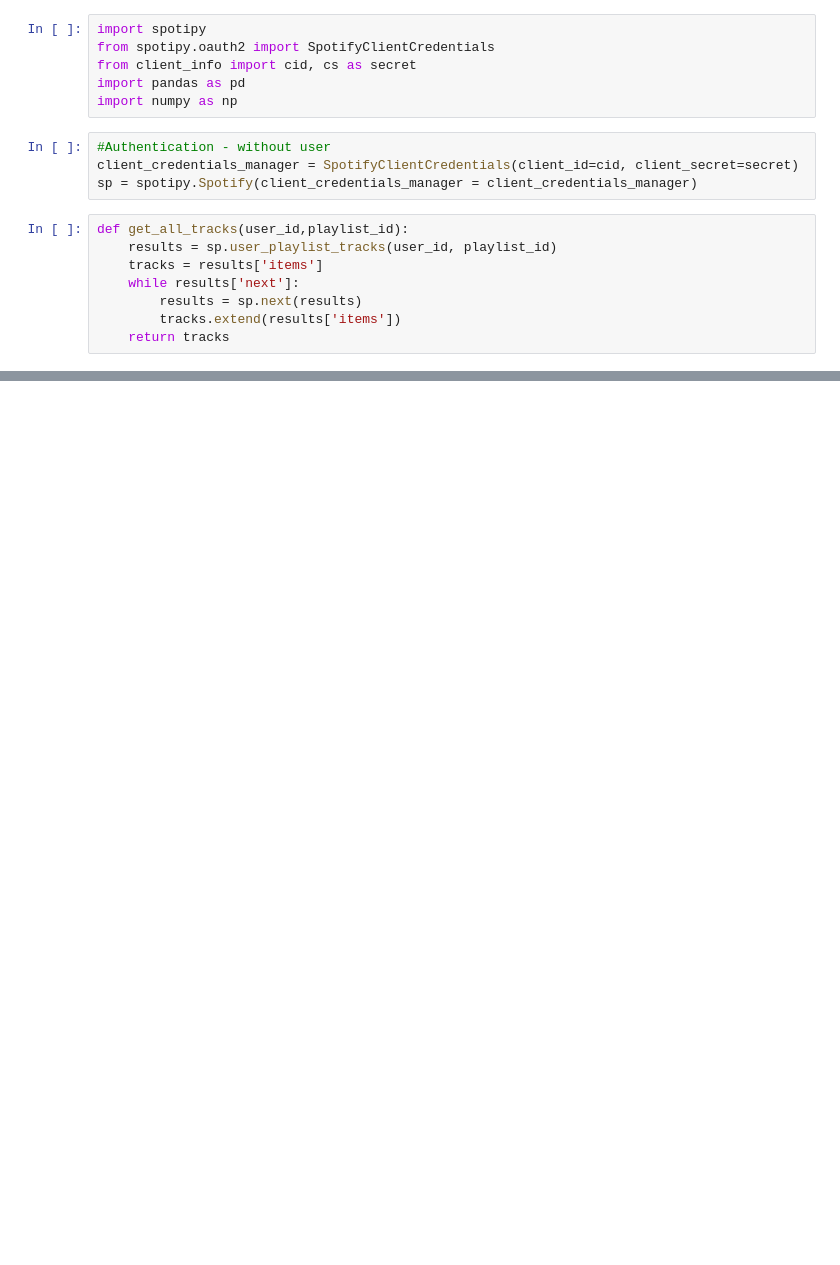
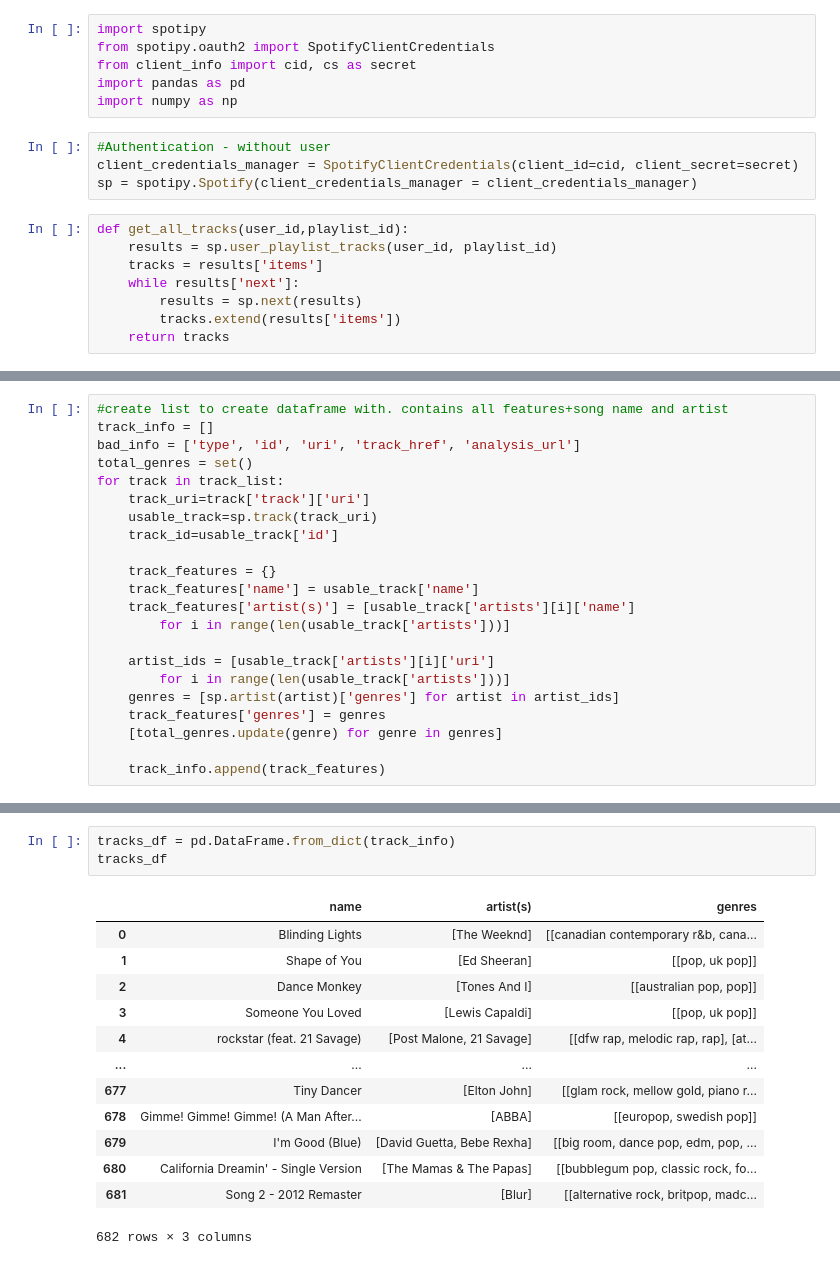
Before and after one commit to GarveyJLi/music_genre_classifier, a Jupyter notebook: track_lyrics.ipynb, the cells around one changed output, grey strips where cells are left out. Drawn from its saved outputs; the diff is of its cells as text; blank space fills up the shorter version.

```diff
--- a/track_lyrics.ipynb
+++ b/track_lyrics.ipynb
@@ -30,0 +39,22 @@ len(track_list)
+# %%
+#create list to create dataframe with. contains all features+song name and artist
+track_info = []
+bad_info = ['type', 'id', 'uri', 'track_href', 'analysis_url']
+total_genres = set()
+for track in track_list:
+    track_uri=track['track']['uri']
+    usable_track=sp.track(track_uri)
+    track_id=usable_track['id']
+
+    track_features = {}
+    track_features['name'] = usable_track['name']
+    track_features['artist(s)'] = [usable_track['artists'][i]['name']
+        for i in range(len(usable_track['artists']))]
+
+    artist_ids = [usable_track['artists'][i]['uri']
+        for i in range(len(usable_track['artists']))]
+    genres = [sp.artist(artist)['genres'] for artist in artist_ids]
+    track_features['genres'] = genres
+    [total_genres.update(genre) for genre in genres]
+
+    track_info.append(track_features)
@@ -30,0 +119,17 @@ len(track_list)
+# %%
+tracks_df = pd.DataFrame.from_dict(track_info)
+tracks_df
+# %% [output]
+|  | name | artist(s) | genres |
+| 0 | Blinding Lights | [The Weeknd] | [[canadian contemporary r&b, cana... |
+| 1 | Shape of You | [Ed Sheeran] | [[pop, uk pop]] |
+| 2 | Dance Monkey | [Tones And I] | [[australian pop, pop]] |
+| 3 | Someone You Loved | [Lewis Capaldi] | [[pop, uk pop]] |
+| 4 | rockstar (feat. 21 Savage) | [Post Malone, 21 Savage] | [[dfw rap, melodic rap, rap], [at... |
+| ... | ... | ... | ... |
+| 677 | Tiny Dancer | [Elton John] | [[glam rock, mellow gold, piano r... |
+| 678 | Gimme! Gimme! Gimme! (A Man After... | [ABBA] | [[europop, swedish pop]] |
+| 679 | I'm Good (Blue) | [David Guetta, Bebe Rexha] | [[big room, dance pop, edm, pop, ... |
+| 680 | California Dreamin' - Single Version | [The Mamas & The Papas] | [[bubblegum pop, classic rock, fo... |
+| 681 | Song 2 - 2012 Remaster | [Blur] | [[alternative rock, britpop, madc... |
+682 rows × 3 columns
```
Also changed, not shown: parts of 5 cells of this notebook, 4 other files.
